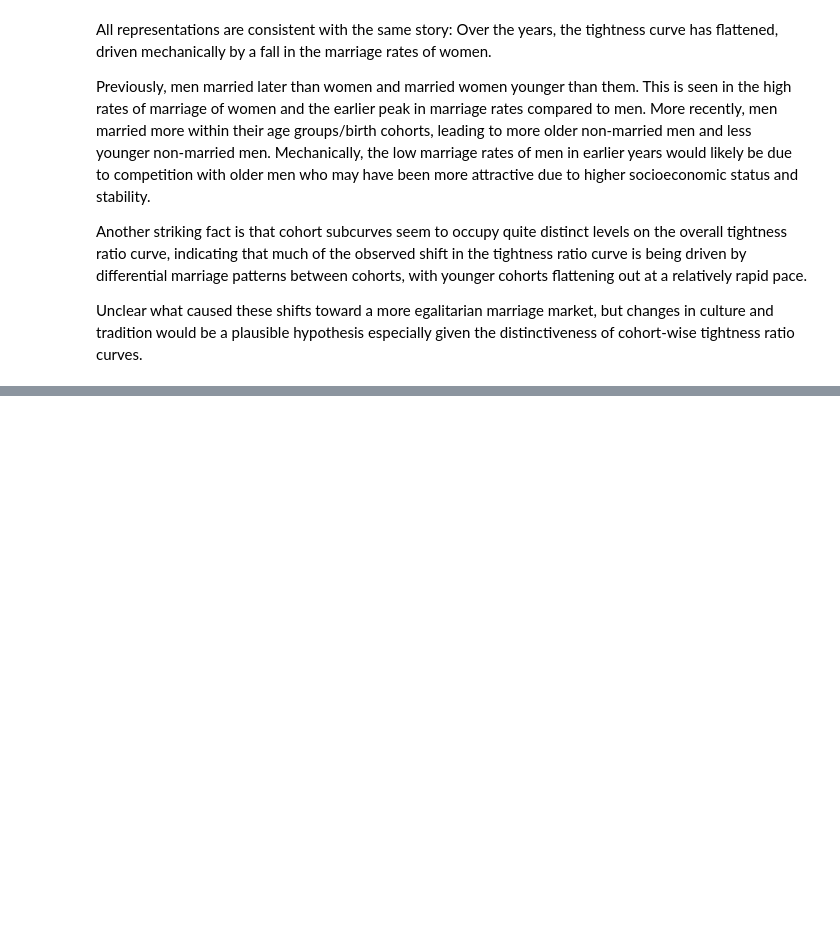
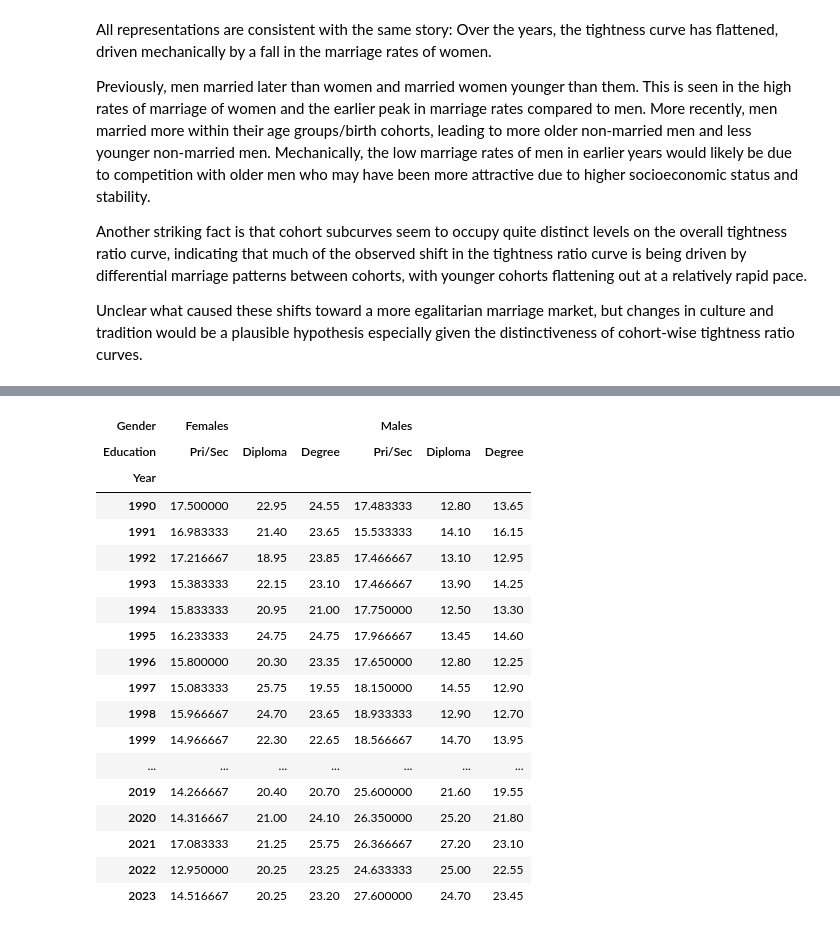
Before and after one commit to YC-Goh/YC-Goh.github.io, a Jupyter notebook: projects/sg-public-data/src/_1_marriage_patterns.ipynb, the cells around one changed output, grey strips where cells are left out. Cells and saved outputs as stored; diff of their text form; code cells hidden in the pictures; blank space fills up the shorter version.

```diff
--- a/projects/sg-public-data/src/_1_marriage_patterns.ipynb
+++ b/projects/sg-public-data/src/_1_marriage_patterns.ipynb
@@ -481,0 +570,27 @@ datasets.search([r'(?i:\bmarital|\bsingle|\bmarried|\bannual)', r'(?i:\bsex|\bge
+# %%
+df_educ = df_educ.rename(columns={'< Sec': 'Pri/Sec', 'Sec': 'Pri/Sec', '> Sec': 'Pri/Sec', 'Dip': 'Diploma', 'Univ': 'Degree'}, level='Education')
+df_educ = df_educ.apply(lambda row: row.groupby(by=['Gender', 'Education'], observed=True).mean(), axis=1)
+df_educ = df_educ.transpose().reset_index(drop=False)
+df_educ['Education'] = pd.Categorical(df_educ['Education'], categories=['Pri/Sec', 'Diploma', 'Degree'], ordered=True)
+df_educ = df_educ.set_index(keys=['Gender', 'Education'], append=False).sort_index().transpose()
+df_educ
+# %% [output]
+| Gender | Females |  |  | Males |  |  |
+| Education | Pri/Sec | Diploma | Degree | Pri/Sec | Diploma | Degree |
+| Year |  |  |  |  |  |  |
+| 1990 | 17.500000 | 22.95 | 24.55 | 17.483333 | 12.80 | 13.65 |
+| 1991 | 16.983333 | 21.40 | 23.65 | 15.533333 | 14.10 | 16.15 |
+| 1992 | 17.216667 | 18.95 | 23.85 | 17.466667 | 13.10 | 12.95 |
+| 1993 | 15.383333 | 22.15 | 23.10 | 17.466667 | 13.90 | 14.25 |
+| 1994 | 15.833333 | 20.95 | 21.00 | 17.750000 | 12.50 | 13.30 |
+| 1995 | 16.233333 | 24.75 | 24.75 | 17.966667 | 13.45 | 14.60 |
+| 1996 | 15.800000 | 20.30 | 23.35 | 17.650000 | 12.80 | 12.25 |
+| 1997 | 15.083333 | 25.75 | 19.55 | 18.150000 | 14.55 | 12.90 |
+| 1998 | 15.966667 | 24.70 | 23.65 | 18.933333 | 12.90 | 12.70 |
+| 1999 | 14.966667 | 22.30 | 22.65 | 18.566667 | 14.70 | 13.95 |
+| ... | ... | ... | ... | ... | ... | ... |
+| 2019 | 14.266667 | 20.40 | 20.70 | 25.600000 | 21.60 | 19.55 |
+| 2020 | 14.316667 | 21.00 | 24.10 | 26.350000 | 25.20 | 21.80 |
+| 2021 | 17.083333 | 21.25 | 25.75 | 26.366667 | 27.20 | 23.10 |
+| 2022 | 12.950000 | 20.25 | 23.25 | 24.633333 | 25.00 | 22.55 |
+| 2023 | 14.516667 | 20.25 | 23.20 | 27.600000 | 24.70 | 23.45 |
```
Also changed, not shown: parts of 9 cells of this notebook, 1 other file.
